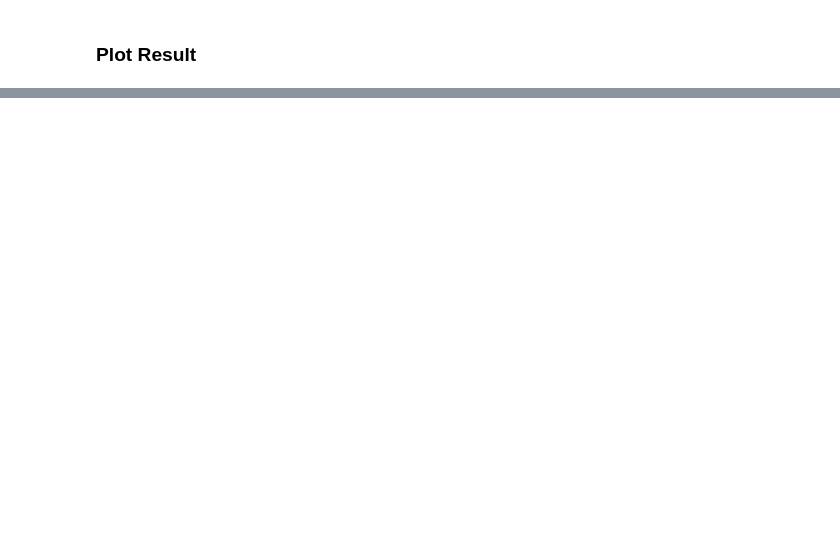
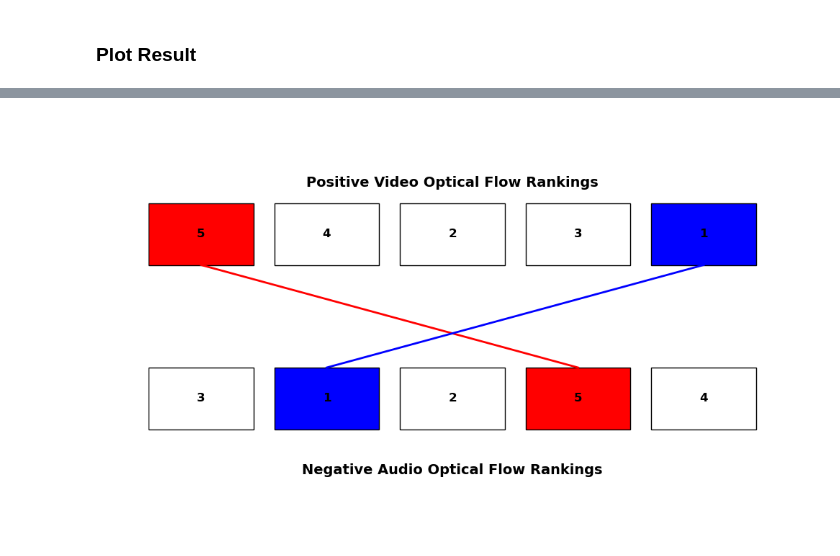
Before and after one commit to smerrillunc/VMR, a Jupyter notebook: notebooks/SegmentingDemo.ipynb, the cells around one changed output, grey strips where cells are left out. Saved outputs shown, nothing was run; the diff lists cells and outputs as text; code cells hidden in the pictures; blank space fills up the shorter version.

```diff
--- a/notebooks/SegmentingDemo.ipynb
+++ b/notebooks/SegmentingDemo.ipynb
@@ -534,0 +352,7 @@ print(norm_diff_neg2)
+# %%
+# Example usage
+plot_rankings(list(segment_ranks_video), list(segment_ranks_audio_neg1),
+              "Positive Video Optical Flow Rankings",
+              "Negative Audio Optical Flow Rankings")
+# %% [output]
+[figure, added]
```
Also changed, not shown: parts of 31 cells of this notebook, 1 other file.
